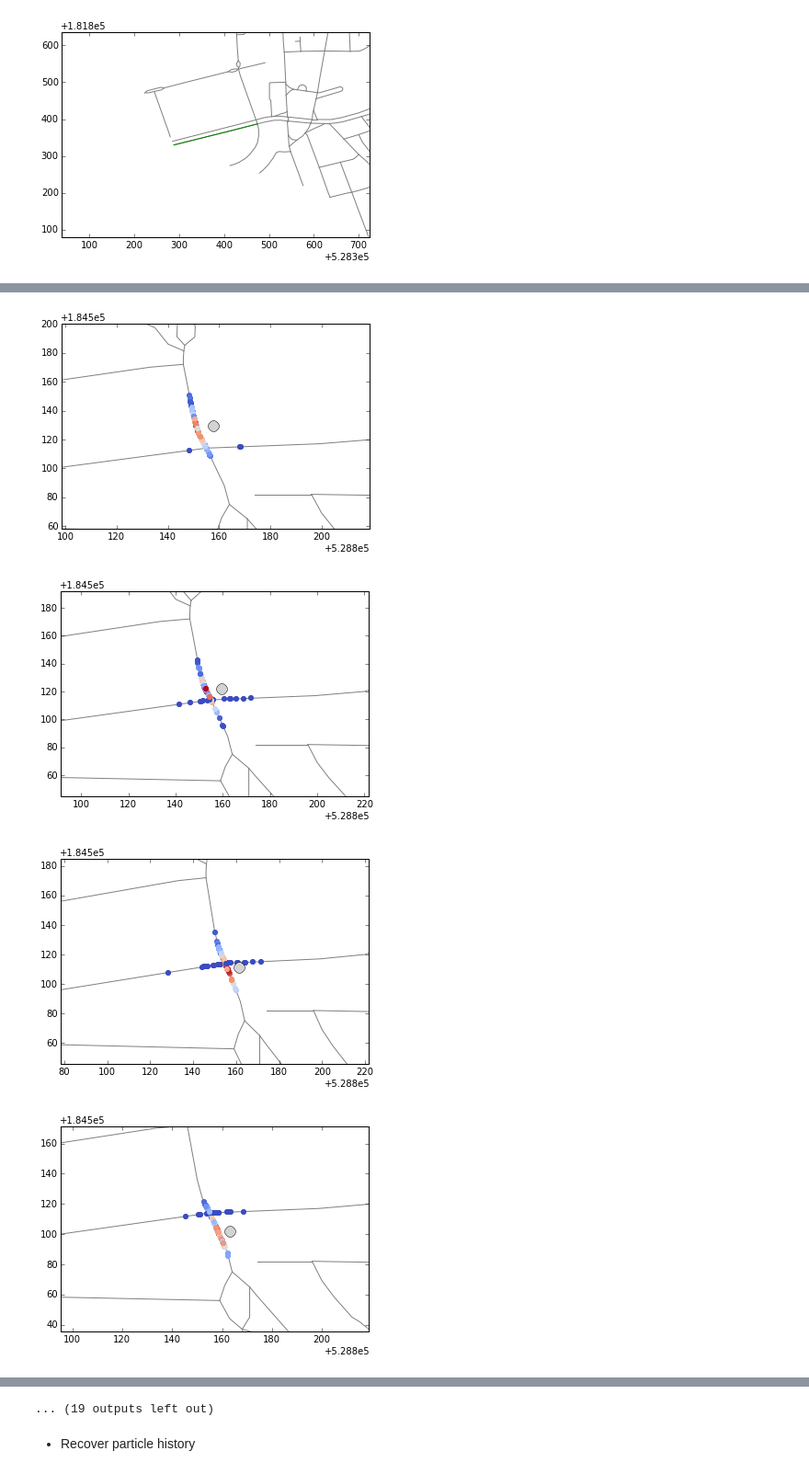
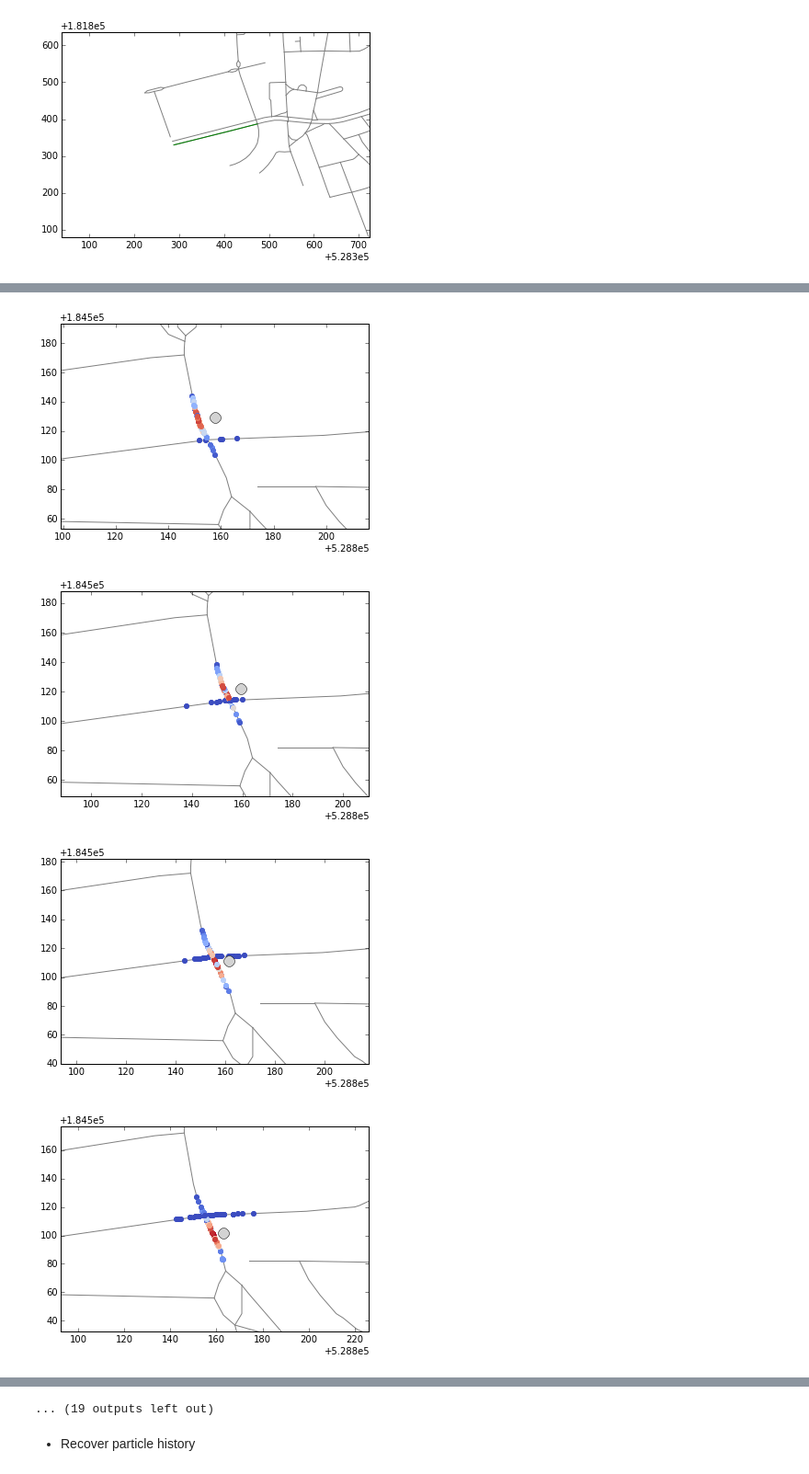
Before and after one commit to kirakowalska/map-matching, a Jupyter notebook: map matching demo.ipynb, the cells around one changed output, grey strips where cells are left out. Shown at 92% size. Cells and saved outputs as stored; diff of their text form; code cells hidden in the pictures.

```diff
--- a/map matching demo.ipynb
+++ b/map matching demo.ipynb
@@ -32,12 +32,6 @@ for i in range(0,len(lats)):
     E,N = WGS84toOSGB36(lats[i], lons[i])
     Es.append(E)
     Ns.append(N)
-# %%
-# Convert speeds to meters/second
-if speed_unit == 'm_per_hour':
-    speeds = [0.44704*speed for speed in speeds]
-if speed_unit == 'km_per_hour':
-    speeds = [0.277777778*speed for speed in speeds]
 # %%
 # Convert readings to GPS point class objects
 GPS_points = []
@@ -81,6 +75,8 @@ plt.ylabel('Northing')
 GPS_first = GPS_points[0]
 # %% [markdown]
 * Initalize particles
+# %%
+initial_measurement_error = 5
 # %%
 # Along the street network
-S_first,itern_no = initialize_particles_network(100,GPS_first,street_network)
+S_first,itern_no = initialize_particles_network(100,GPS_first,initial_measurement_error,street_network)
@@ -91,5 +87,8 @@ plot_particles_network(S_first,GPS_first,street_network,idx=-1)
 # %% [markdown]
 * Update particles
+# %%
+measurement_error = 10
+transition_error = 10
 # %%
 segment_fid = 'osgb4000000030099857'
 visualise_segment(segment_fid, street_network)
@@ -109,7 +116,7 @@ for i,GPS_point in enumerate(GPS_points):
     print i
     print u
 
-    S, xbase, mean_displacement = particle_filter_network(S,u,GPS_point,street_network)
+    S, xbase, mean_displacement = particle_filter_network(S,u,GPS_point,street_network,measurement_error,transition_error)
     plot_particles_network(S,GPS_point,street_network,-1)
 
     GPS_point_old = GPS_point
@@ -138,4 +145,4 @@ for i,GPS_point in enumerate(GPS_points):
-[figure, old version]
+[figure, new version]
-[figure, old version]
+[figure, new version]
-[figure, old version]
+[figure, new version]
-[figure, old version]
+[figure, new version]
```
Also changed, not shown: parts of 4 cells of this notebook, 2 other files.
